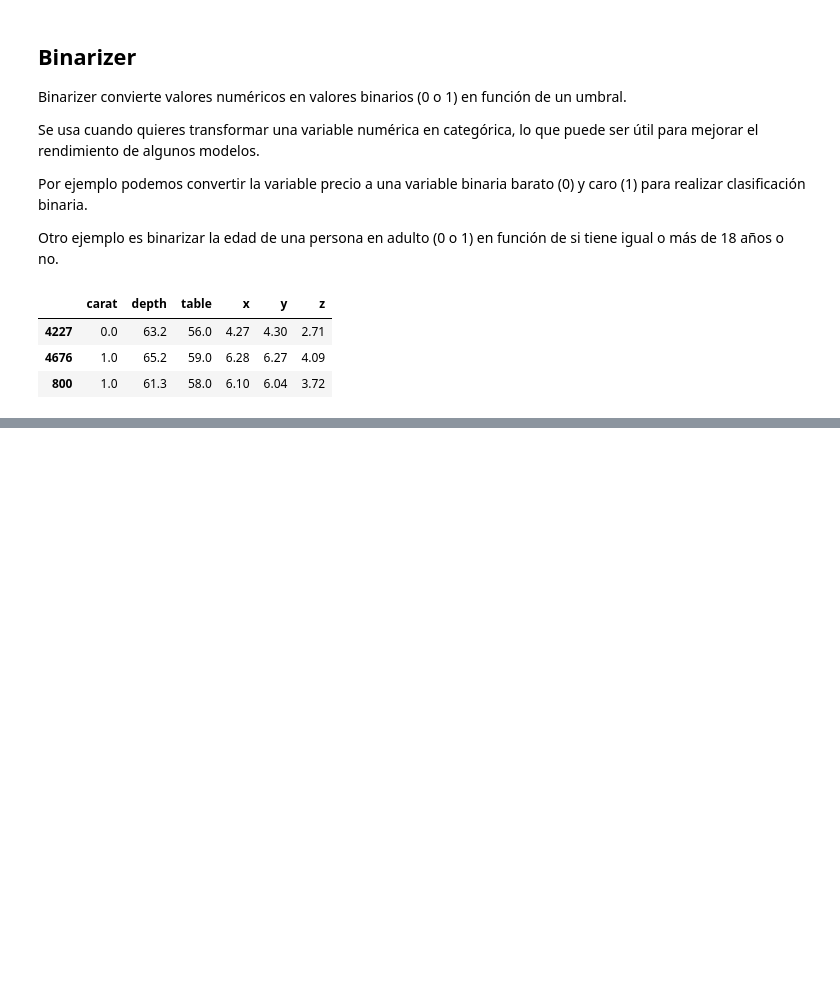
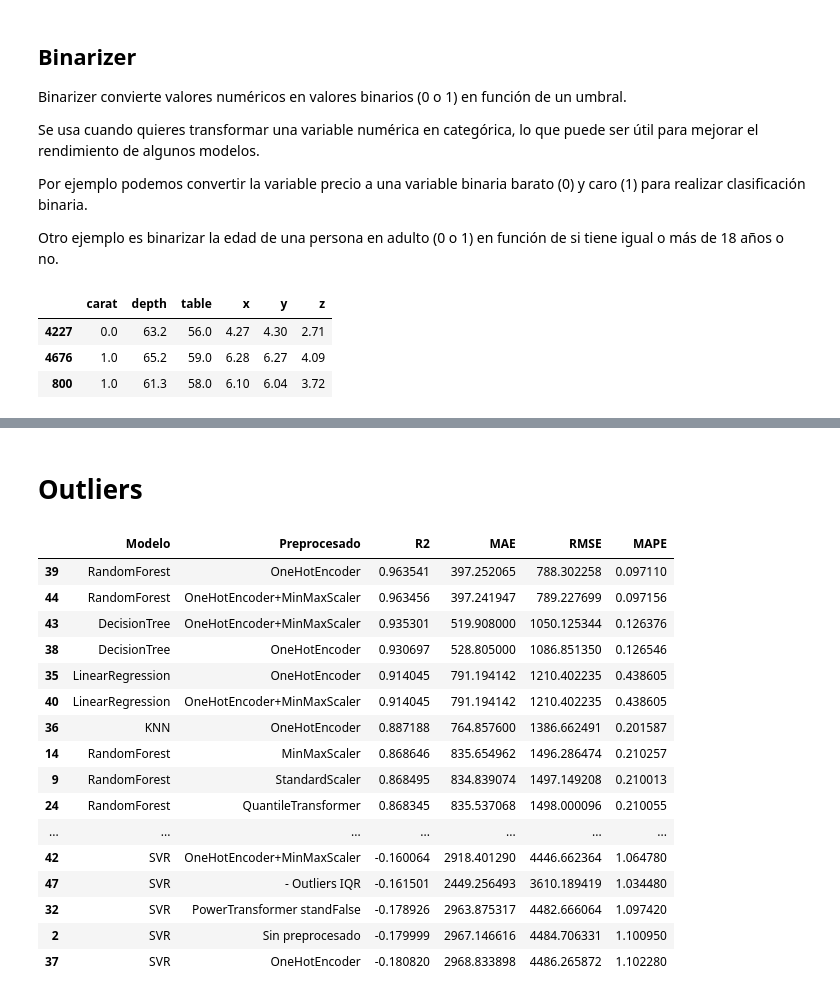
Before and after one commit to ceciorosco/Cecilia-Repositorio, a Jupyter notebook: Modulo 5/05.preprocesados.ipynb, the cells around one changed output, grey strips where cells are left out. Drawn from its saved outputs; the diff is of its cells as text; code cells hidden in the pictures; blank space fills up the shorter version.

```diff
--- a/Modulo 5/05.preprocesados.ipynb
+++ b/Modulo 5/05.preprocesados.ipynb
@@ -657,0 +948,41 @@ X_train.head(3)
+# %% [markdown]
+# Outliers
+# %%
+X = df[['carat', 'depth', 'table', 'x', 'y', 'z']]
+y = df['price']
+X_train, X_test, y_train, y_test = train_test_split(X, y, test_size=0.20, random_state=42)
+## Filtrar outliers manualmente con Pandas y el método tukey IQR
+Q1 = X_train.quantile(0.25)
+Q3 = X_train.quantile(0.75)
+IQR = Q3 - Q1
+
+lower_bound = Q1 - 1.5 * IQR
+upper_bound = Q3 + 1.5 * IQR
+
+filtro = ~((X_train < lower_bound) | (X_train > upper_bound)).any(axis=1)
+X_train_filtered = X_train[filtro]
+y_train_filtered = y_train[filtro]
+
+filtro = ~((X_test < lower_bound) | (X_test > upper_bound)).any(axis=1)
+X_test_filtered = X_test[filtro]
+y_test_filtered = y_test[filtro]
+
+calculate_metrics('- Outliers IQR', X_train_filtered, X_test_filtered, y_train_filtered, y_test_filtered)
+# %% [output]
+|  | Modelo | Preprocesado | R2 | MAE | RMSE | MAPE |
+| 39 | RandomForest | OneHotEncoder | 0.963541 | 397.252065 | 788.302258 | 0.097110 |
+| 44 | RandomForest | OneHotEncoder+MinMaxScaler | 0.963456 | 397.241947 | 789.227699 | 0.097156 |
+| 43 | DecisionTree | OneHotEncoder+MinMaxScaler | 0.935301 | 519.908000 | 1050.125344 | 0.126376 |
+| 38 | DecisionTree | OneHotEncoder | 0.930697 | 528.805000 | 1086.851350 | 0.126546 |
+| 35 | LinearRegression | OneHotEncoder | 0.914045 | 791.194142 | 1210.402235 | 0.438605 |
+| 40 | LinearRegression | OneHotEncoder+MinMaxScaler | 0.914045 | 791.194142 | 1210.402235 | 0.438605 |
+| 36 | KNN | OneHotEncoder | 0.887188 | 764.857600 | 1386.662491 | 0.201587 |
+| 14 | RandomForest | MinMaxScaler | 0.868646 | 835.654962 | 1496.286474 | 0.210257 |
+| 9 | RandomForest | StandardScaler | 0.868495 | 834.839074 | 1497.149208 | 0.210013 |
+| 24 | RandomForest | QuantileTransformer | 0.868345 | 835.537068 | 1498.000096 | 0.210055 |
+| ... | ... | ... | ... | ... | ... | ... |
+| 42 | SVR | OneHotEncoder+MinMaxScaler | -0.160064 | 2918.401290 | 4446.662364 | 1.064780 |
+| 47 | SVR | - Outliers IQR | -0.161501 | 2449.256493 | 3610.189419 | 1.034480 |
+| 32 | SVR | PowerTransformer standFalse | -0.178926 | 2963.875317 | 4482.666064 | 1.097420 |
+| 2 | SVR | Sin preprocesado | -0.179999 | 2967.146616 | 4484.706331 | 1.100950 |
+| 37 | SVR | OneHotEncoder | -0.180820 | 2968.833898 | 4486.265872 | 1.102280 |
```
Also changed, not shown: parts of 22 cells of this notebook.
